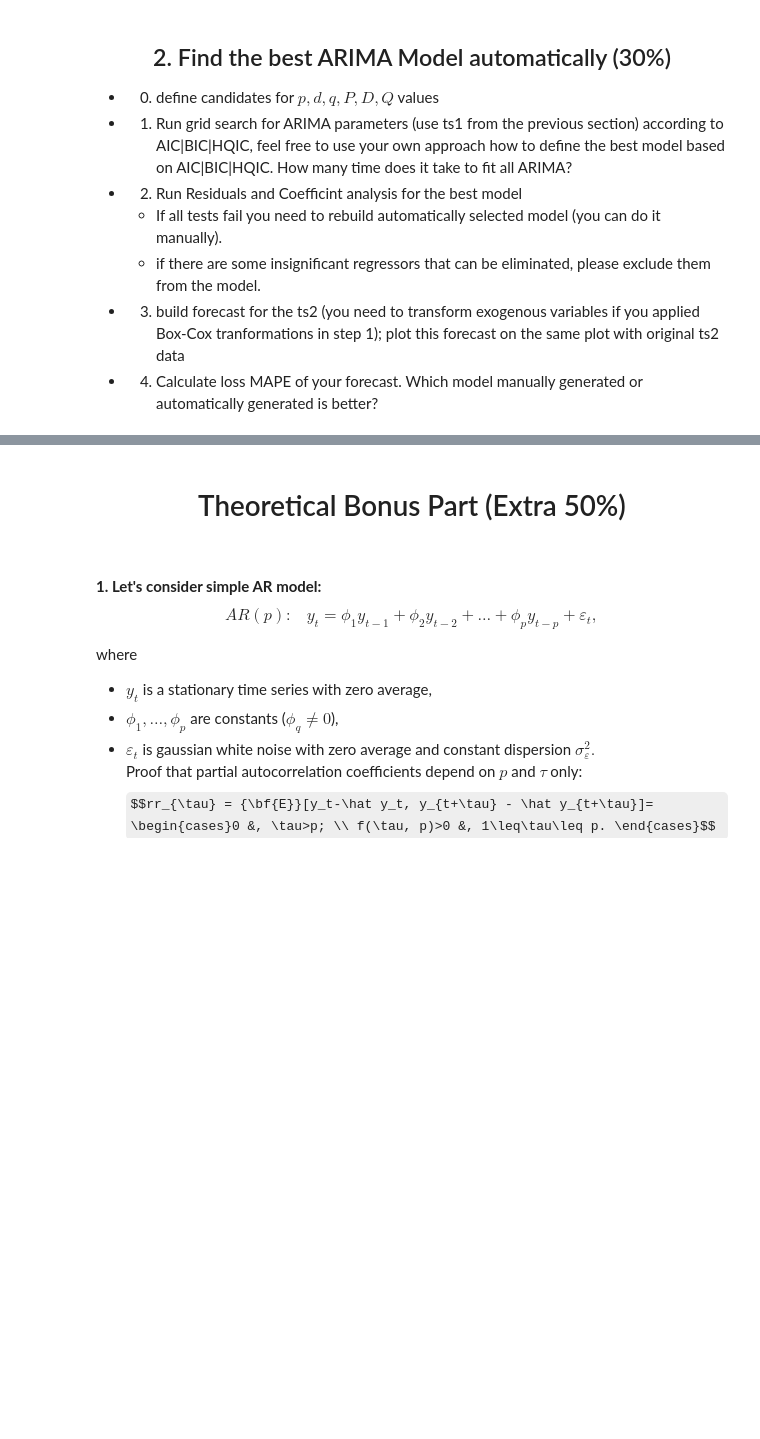
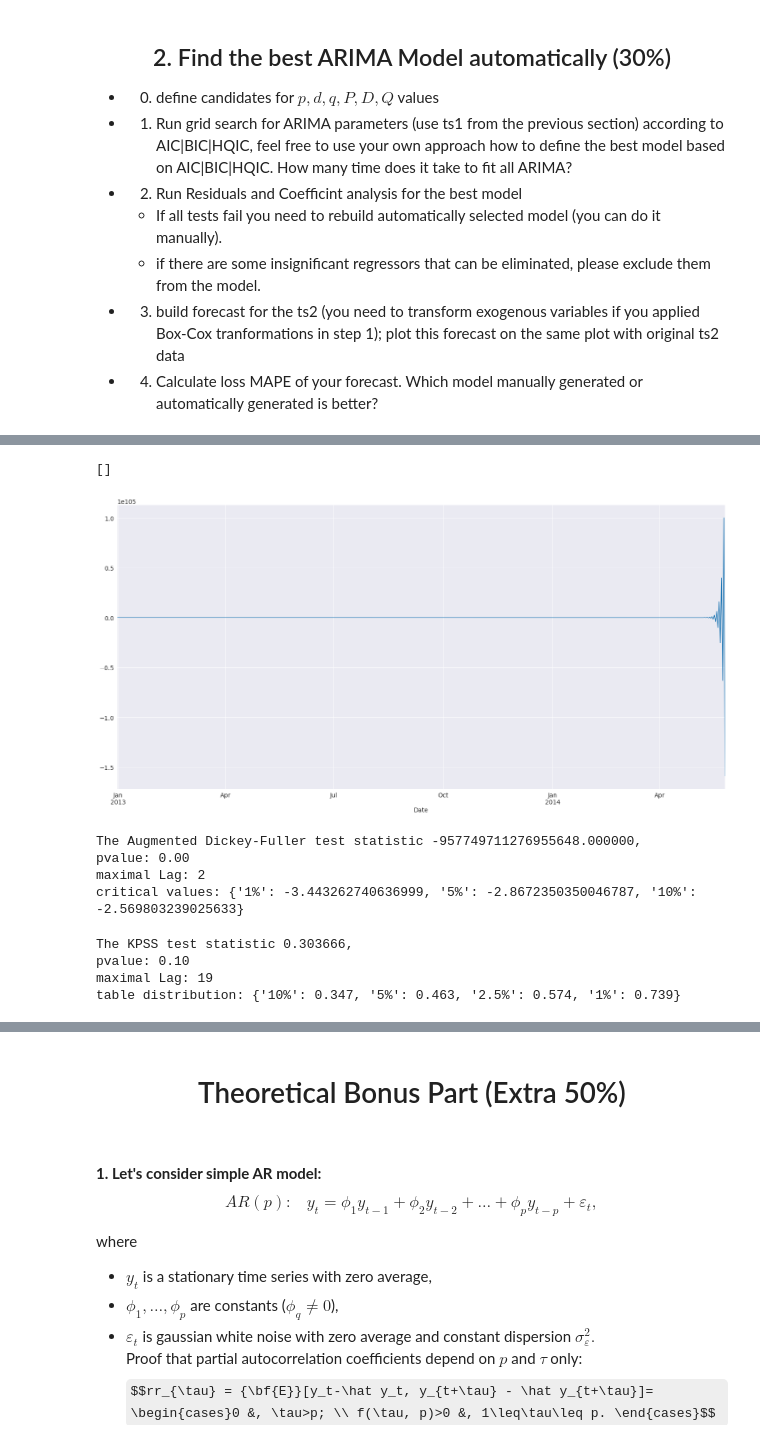
Before and after one commit to Kulikov17/MLDS_ATSF, a Jupyter notebook: hw_2/kulikov_w2022_23_hw2.ipynb, the cells around one changed output, grey strips where cells are left out. Saved outputs shown, nothing was run; the diff lists cells and outputs as text; code cells hidden in the pictures; some formulas as TeX source; blank space fills up the shorter version.

```diff
--- a/hw_2/kulikov_w2022_23_hw2.ipynb
+++ b/hw_2/kulikov_w2022_23_hw2.ipynb
@@ -1018,0 +882,26 @@ legend = ax.legend(loc='lower right')
+# %%
+arima_opt_aic.resid.plot(figsize=[25,12])
+plt.plot()
+# %% [output]
+[]
+[figure, added]
+# %%
+# Augmented Dickey-Fuller unit root test:
+df_stat = stattools.adfuller(arima_opt_aic.resid.values)
+print('The Augmented Dickey-Fuller test statistic %f, \npvalue: %.2f \nmaximal Lag: %i \ncritical values: %s' %
+      (df_stat[0], df_stat[1], df_stat[2], df_stat[4]))
+# %% [output]
+The Augmented Dickey-Fuller test statistic -957749711276955648.000000,
+pvalue: 0.00
+maximal Lag: 2
+critical values: {'1%': -3.443262740636999, '5%': -2.8672350350046787, '10%': -2.569803239025633}
+# %%
+# Kwiatkowski–Phillips–Schmidt–Shin
+kpss_stat= stattools.kpss(arima_opt_aic.resid.values)
+print('The KPSS test statistic %f, \npvalue: %.2f \nmaximal Lag: %i \ntable distribution: %s' %
+      (kpss_stat[0], kpss_stat[1], kpss_stat[2], kpss_stat[3]))
+# %% [output]
+The KPSS test statistic 0.303666,
+pvalue: 0.10
+maximal Lag: 19
+table distribution: {'10%': 0.347, '5%': 0.463, '2.5%': 0.574, '1%': 0.739}
```
Also changed, not shown: parts of 57 cells of this notebook.
